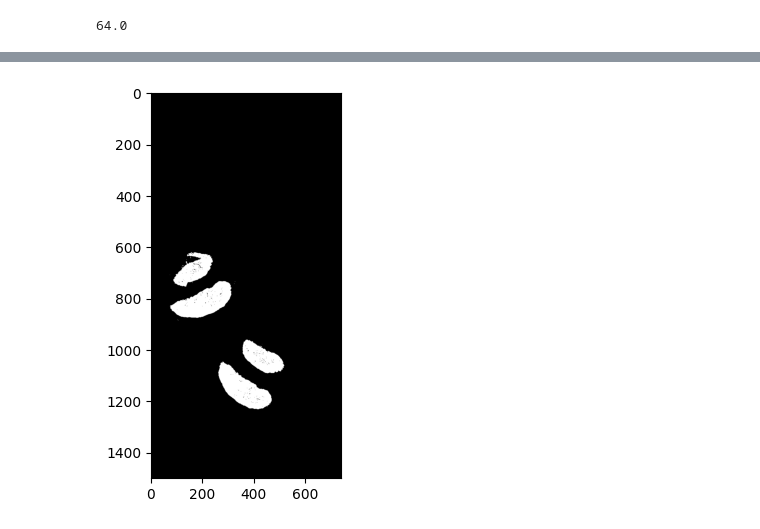
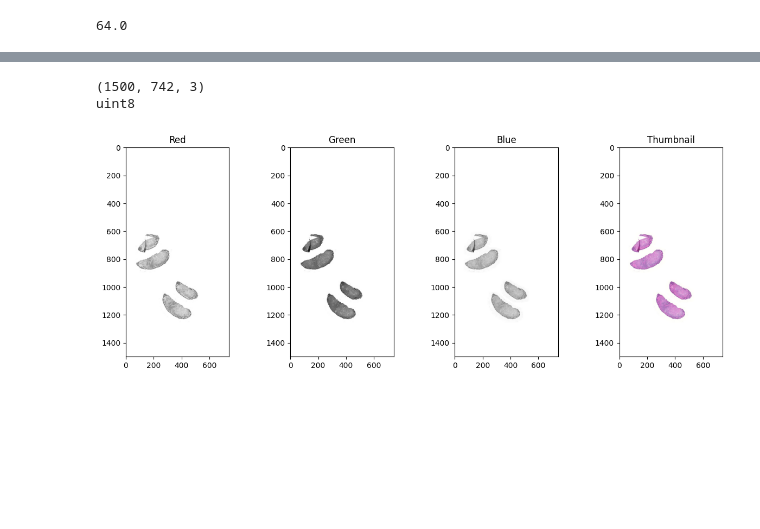
Before and after one commit to PierreCr/Digital-Pathology, a Jupyter notebook: Mini_project_in_computational_pathology.ipynb, the cells around one changed output, grey strips where cells are left out. Drawn from its saved outputs; the diff is of its cells as text; code cells hidden in the pictures; blank space fills up the shorter version.

```diff
--- a/Mini_project_in_computational_pathology.ipynb
+++ b/Mini_project_in_computational_pathology.ipynb
@@ -245,17 +204,47 @@ uint8
-# %%
-#10. Simple thresholding.
-
-gray = img.mean(axis=2)
-mask = gray < 220
-plt.figure(figsize=(5, 5))
-plt.imshow(mask, cmap="gray")
-plt.axis("on");
-
-#Experiment with thresholds 180, 200, 220, and 240.
-
-# --
-#Q21. How does changing the threshold affect the mask?
-#Q22. What happens if you choose a threshold that is too low?
-#Q23. What happens if it is too high?
-# %% [output]
-[figure, removed]
+# %%
+#9. Build your own thumbnail-based tissue mask.
+img = np.array(thumbnail)
+
+print(img.shape)
+print(img.dtype)
+
+
+plt.figure(figsize=(15, 5))
+plt.subplot(1, 4, 1)
+plt.imshow(img[:, :, 0], cmap="gray")
+plt.title("Red")
+plt.subplot(1, 4, 2)
+plt.imshow(img[:, :, 1], cmap="gray")
+plt.title("Green")
+plt.subplot(1, 4, 3)
+plt.imshow(img[:, :, 2], cmap="gray")
+plt.title("Blue");
+plt.subplot(1, 4, 4)
+plt.imshow(thumbnail)
+plt.title("Thumbnail");
+
+
+# --
+#Q19. Why might the RGB channels behave differently for H&E?
+#A19. The RGB channels decompose each pixel in Red, Green and Blue with intensity values going from 0 (black) to 255 (maximal intensity for the colour).
+      #Hematoxylin stains nuclei blue/purple. It tends to contribute strongly to the blue channel, while also affecting red/green to varying degrees.
+      #Eosin stains cytoplasm, extracellular matrix, and many proteins pink/red. Its signal is therefore stronger in the red channel, with substantial contribution to green.
+      #Consequently, the channels are not independent measurements. A pixel's RGB values are mixtures of the optical effects of both stains plus tissue properties.
+      #This is why methods such as optical-density conversion and stain deconvolution are often preferable to treating RGB channels independently.
+
+#Q20. Which channel appears most useful for separating tissue from white background?
+#A20. We need to chose the channel with the clearest contrast relative to glass slide white background: Green channel.
+
+##########INFO##########
+#Chaque canal (Rouge, Vert, Bleu) est affiché en niveaux de gris pour les raisons suivantes :
+  #1. Nature d'un canal unique : Lorsque vous extrayez un canal d'une image couleur (par exemple img[:, :, 0]),
+#vous obtenez une matrice à 2 dimensions (hauteur $\times$$\times$ largeur) contenant des valeurs d'intensité comprises entre 0 (noir complet) et 255 (intensité maximale du canal).
+#Il n'y a plus d'information tridimensionnelle de couleur (RVB) associée à cette matrice.
+  #2. Le paramètre cmap="gray" : Dans votre code, vous passez explicitement l'argument cmap="gray" (pour colormap) à la fonction plt.imshow().
+#Cela indique explicitement à Matplotlib de mapper les valeurs d'intensité (de 0 à 255) sur une échelle linéaire allant du noir au blanc.
+  #3. Facilité d'analyse visuelle : En pathologie numérique, afficher un canal unique en niveaux de gris permet de mieux visualiser les contrastes de luminance et
+#de repérer plus facilement quel canal offre la meilleure séparation entre le tissu (sombre) et le fond en verre de la lame (blanc, proche de 255 sur tous les canaux).
+# %% [output]
+(1500, 742, 3)
+uint8
+[figure, added]
```
Also changed, not shown: parts of 6 cells of this notebook.
